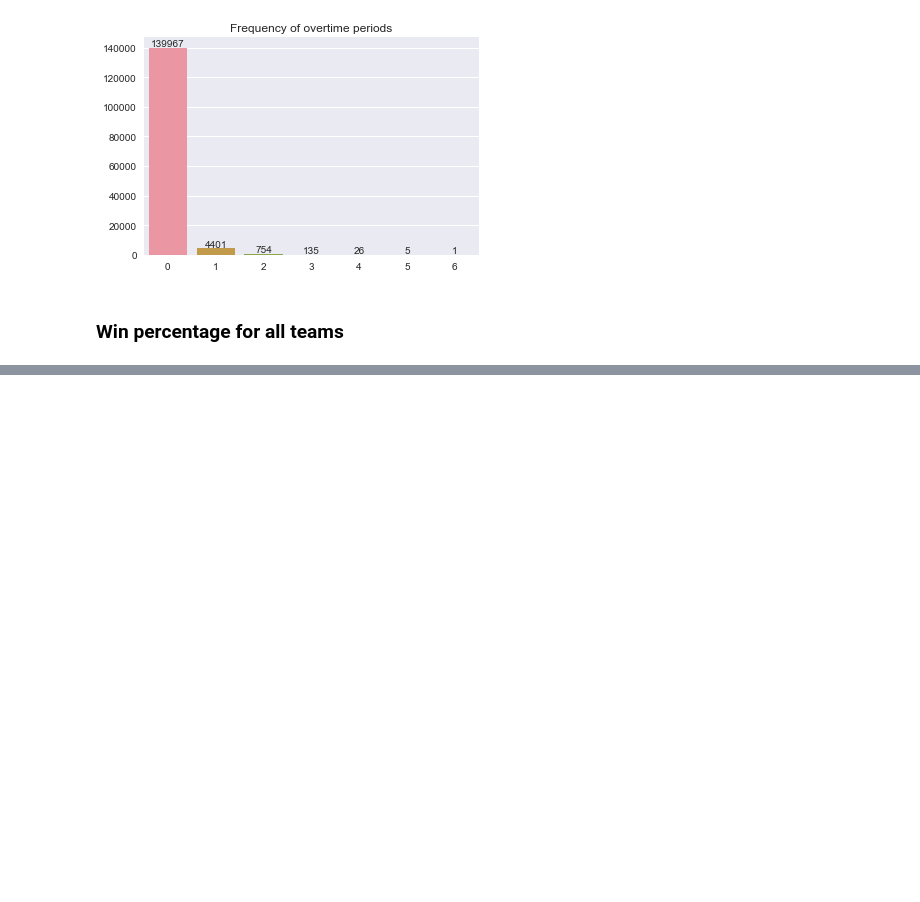
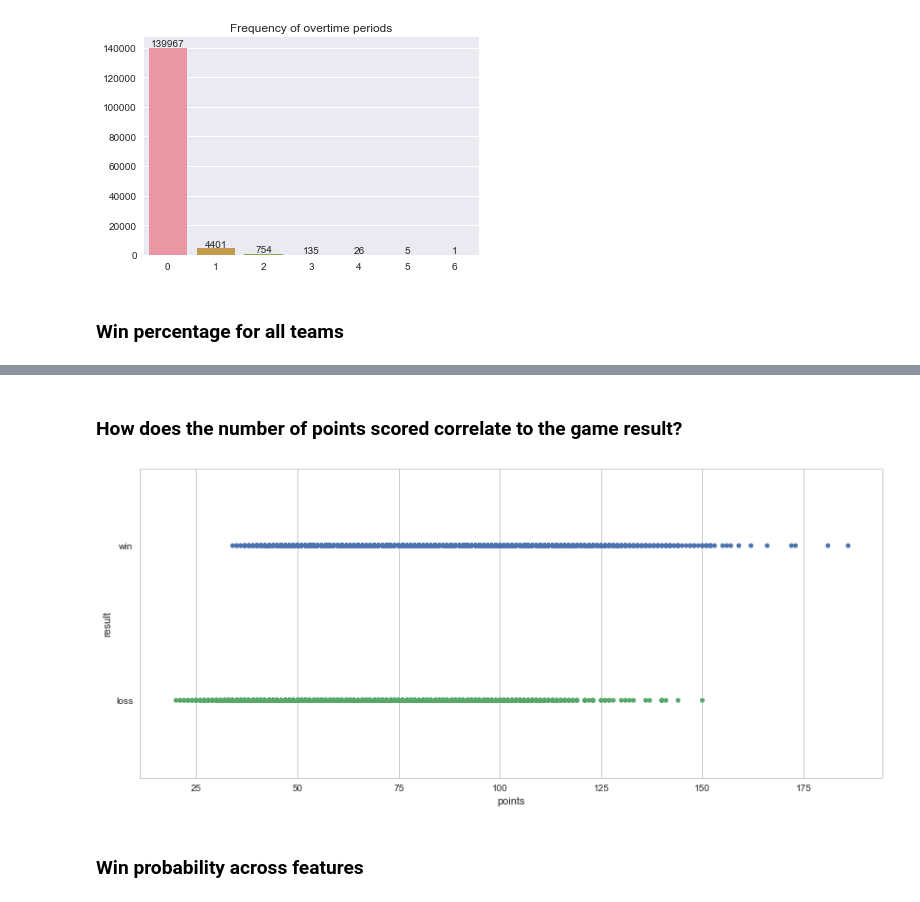
Before and after one commit to coder-ss/ml-learn, a Jupyter notebook: kaggle/MMLM2017/explore.ipynb, the cells around one changed output, grey strips where cells are left out. Saved outputs shown, nothing was run; the diff lists cells and outputs as text; code cells hidden in the pictures; blank space fills up the shorter version.

```diff
--- a/kaggle/MMLM2017/explore.ipynb
+++ b/kaggle/MMLM2017/explore.ipynb
@@ -99,0 +245,20 @@ plt.show()
+# %% [markdown]
+### How does the number of points scored correlate to the game result?
+# %%
+win_points = list(df_rscr['Wscore'].values)
+loss_points = list(df_rscr['Lscore'].values)
+
+# 构建 得分-结果 关系
+df_points_result = pd.DataFrame(index=np.array(range(len(win_points) + len(loss_points))), columns=['points', 'result'])
+df_points_result['points'] = win_points + loss_points
+df_points_result['result'] = ['win'] * len(win_points) + ['loss'] * len(loss_points)
+df_points_result
+
+# 绘图
+plt.subplots(figsize=(14, 6))
+ax = sns.stripplot(x="points", y="result", data=df_points_result)
+plt.show()
+# %% [output]
+[figure, added]
+# %% [markdown]
+### Win probability across features
```
Also changed, not shown: parts of 13 cells of this notebook.
